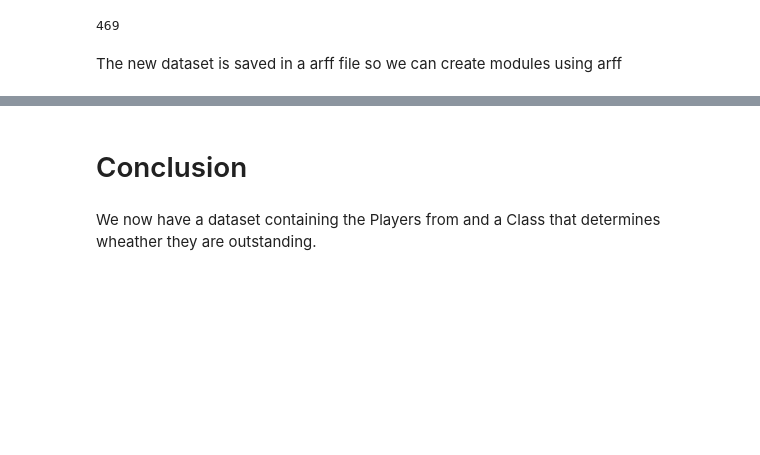
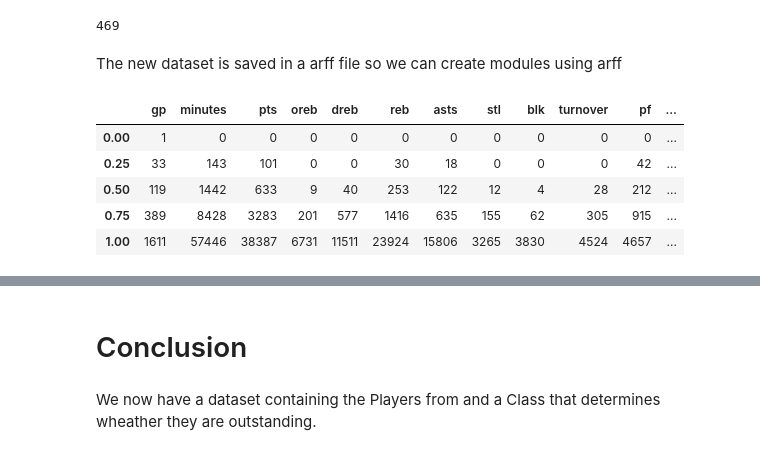
Before and after one commit to SumeithAlexOrgUKZN/COMP721_Project, a Jupyter notebook: Outstanding_Players_Dataset.ipynb, the cells around one changed output, grey strips where cells are left out. Cells and saved outputs as stored; diff of their text form; code cells hidden in the pictures; blank space fills up the shorter version.

```diff
--- a/Outstanding_Players_Dataset.ipynb
+++ b/Outstanding_Players_Dataset.ipynb
@@ -145,0 +143,11 @@ arff.dump('playersData.arff'
+# %%
+Quartiles = playerCareerDf.quantile([0, 0.25, 0.5, 0.75, 1], interpolation="nearest")
+# %%
+Quartiles
+# %% [output]
+|  | gp | minutes | pts | oreb | dreb | reb | asts | stl | blk | turnover | pf | ... |
+| 0.00 | 1 | 0 | 0 | 0 | 0 | 0 | 0 | 0 | 0 | 0 | 0 | ... |
+| 0.25 | 33 | 143 | 101 | 0 | 0 | 30 | 18 | 0 | 0 | 0 | 42 | ... |
+| 0.50 | 119 | 1442 | 633 | 9 | 40 | 253 | 122 | 12 | 4 | 28 | 212 | ... |
+| 0.75 | 389 | 8428 | 3283 | 201 | 577 | 1416 | 635 | 155 | 62 | 305 | 915 | ... |
+| 1.00 | 1611 | 57446 | 38387 | 6731 | 11511 | 23924 | 15806 | 3265 | 3830 | 4524 | 4657 | ... |
```
Also changed, not shown: parts of 10 cells of this notebook, 3 other files.
